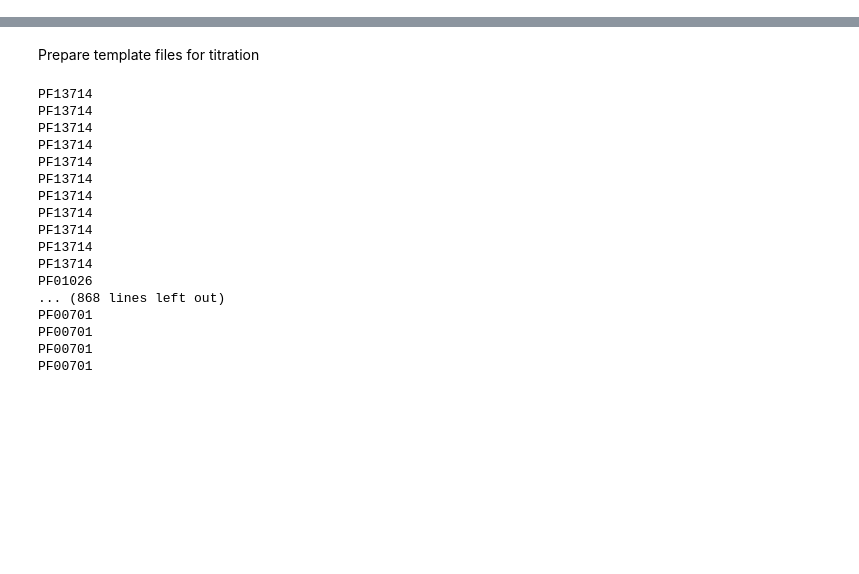
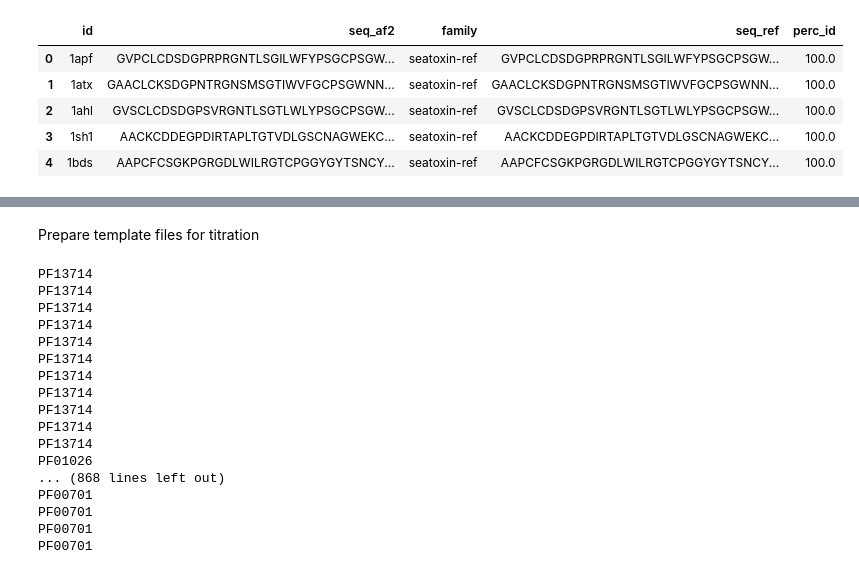
Before and after one commit to luisas/get_structures, a Jupyter notebook: notebook/sanity_check.ipynb, the cells around one changed output, grey strips where cells are left out. Saved outputs shown, nothing was run; the diff lists cells and outputs as text; code cells hidden in the pictures; blank space fills up the shorter version.

```diff
--- a/notebook/sanity_check.ipynb
+++ b/notebook/sanity_check.ipynb
@@ -50,14 +50,22 @@ def calculate_percentage_identity(seq1, seq2):
     percentage_identity = (identical_count / len(seq1)) * 100
     return percentage_identity
 # %%
-#path_structures = glob.glob("../../../titration_pdb_leila/pred_pdbs/structures/fetched_preprocessed/UniProtKB/id_0.99_cov_1.0/"+family+"*/pdbs/*.pdb")
-path_structures = glob.glob("../../../pred_pdbs/FETCHED_STRUCTURES/0.99_1/*/*.pdb")
-path_fasta = glob.glob("../../../fasta/*.fasta")
+path_structures = glob.glob("../outdir/REFERENCES/FETCHED_STRUCTURES/0.9_1/*/*.pdb")
+path_fasta = glob.glob(os.path.join("../../../", "data", "structural_regression", "homfam",  "refs", "*.fa"))
 df_sequences  = get_real_sequence(path_fasta)
 df_structures = get_structure_df(path_structures)
 # %%
 df_structures = df_structures.merge(df_sequences, on=["family", "id"], how="outer", suffixes=("_af2", "_ref"))
 df_structures["perc_id"] = df_structures.apply(lambda x: calculate_percentage_identity(x.seq_ref, x.seq_af2), axis=1)
+# %%
+df_structures[df_structures.family == "seatoxin-ref"]
+# %% [output]
+|  | id | seq_af2 | family | seq_ref | perc_id |
+| 0 | 1apf | GVPCLCDSDGPRPRGNTLSGILWFYPSGCPSGW... | seatoxin-ref | GVPCLCDSDGPRPRGNTLSGILWFYPSGCPSGW... | 100.0 |
+| 1 | 1atx | GAACLCKSDGPNTRGNSMSGTIWVFGCPSGWNN... | seatoxin-ref | GAACLCKSDGPNTRGNSMSGTIWVFGCPSGWNN... | 100.0 |
+| 2 | 1ahl | GVSCLCDSDGPSVRGNTLSGTLWLYPSGCPSGW... | seatoxin-ref | GVSCLCDSDGPSVRGNTLSGTLWLYPSGCPSGW... | 100.0 |
+| 3 | 1sh1 | AACKCDDEGPDIRTAPLTGTVDLGSCNAGWEKC... | seatoxin-ref | AACKCDDEGPDIRTAPLTGTVDLGSCNAGWEKC... | 100.0 |
+| 4 | 1bds | AAPCFCSGKPGRGDLWILRGTCPGGYGYTSNCY... | seatoxin-ref | AAPCFCSGKPGRGDLWILRGTCPGGYGYTSNCY... | 100.0 |
 # %%
 # Check wether there is anything below the said threshold
 IDENTITY_THRESHOLD = 99
```
Also changed, not shown: parts of 1 cell of this notebook, 10 other files.
